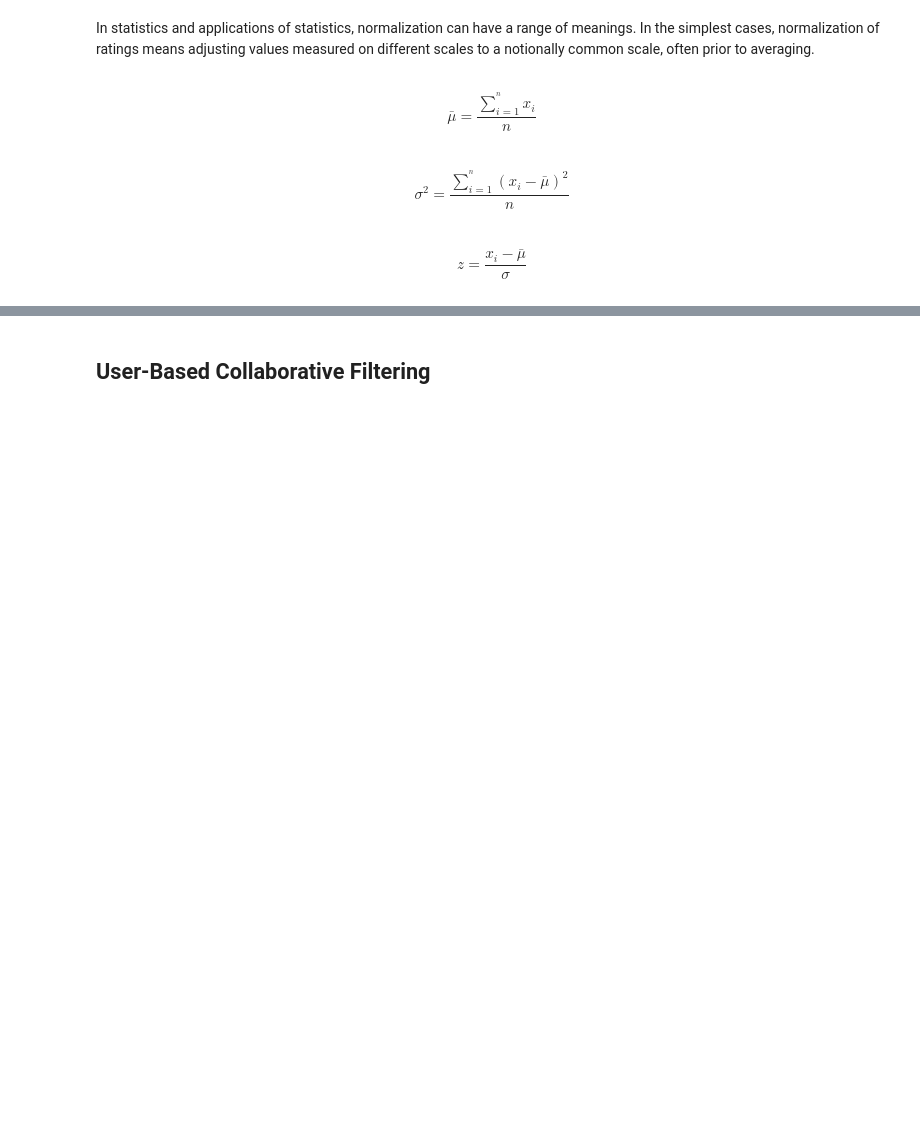
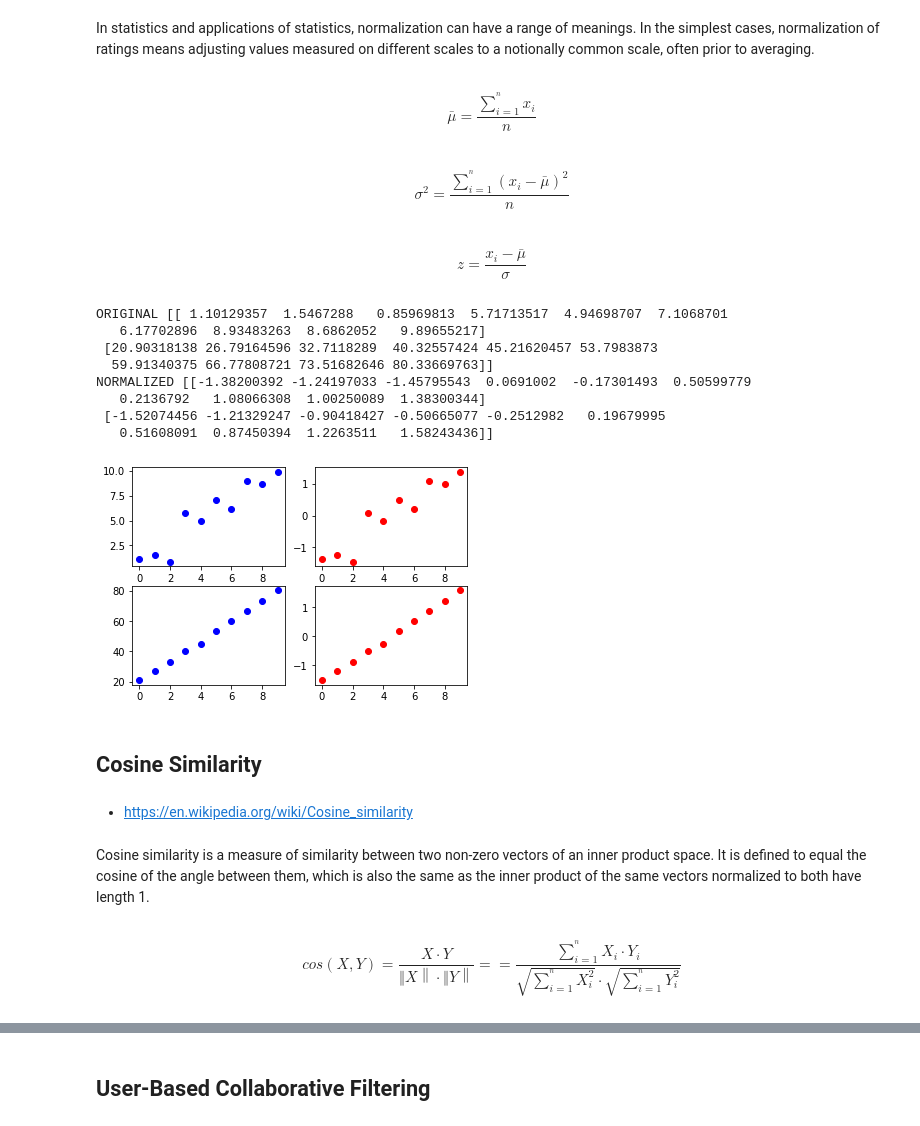
Before and after one commit to MartinCastroAlvarez/python-recommender-systems, a Jupyter notebook: memorybased.ipynb, the cells around one changed output, grey strips where cells are left out. Cells and saved outputs as stored; diff of their text form; code cells hidden in the pictures; blank space fills up the shorter version.

```diff
--- a/memorybased.ipynb
+++ b/memorybased.ipynb
@@ -55,16 +66,44 @@ def normalize(matrix: np.matrix) -> np.matrix:
     variance: np.matrix = np.nansum(np.power(matrix - averages, 2), axis=1) / sample_size
     variance = variance.reshape(variance.shape[0], 1)
     variance[variance == 0] = 1
-    standard: np.matrix = np.power(variance, 0.5)
+    standard: np.matrix = np.sqrt(variance)
     normalized: np.matrix = (matrix - averages) / standard
     return normalized
-
-x: np.matrix = np.matrix([ [1, 2, 3], [4, 5, 7] ])
-y = normalize(x)
-assert x.shape == y.shape
-assert y[0].flat[0] == -1.224744871391589
-assert y[0].flat[1] == 0
-assert y[0].flat[2] == 1.224744871391589
-assert y[1].flat[0] == -1.0690449676496974
-assert y[1].flat[1] == -0.2672612419124242
-assert y[1].flat[2] == 1.3363062095621223
+# %%
+x: np.matrix = np.vstack([
+    np.linspace(0, 10, 10) + np.random.normal(0, 1, 10),
+    20 + np.linspace(0, 60, 10) + np.random.normal(0, 1, 10),
+])
+y = normalize(x)
+assert x.shape == y.shape
+print('ORIGINAL', x)
+print('NORMALIZED', y)
+grid = np.arange(x.shape[1])
+figure: Figure = plt.figure()
+axes: Axes = figure.add_subplot(2, 2, 1)
+axes.plot(grid, x[0].flat, 'o', color='blue')
+axes: Axes = figure.add_subplot(2, 2, 2)
+axes.plot(grid, y[0].flat, 'o', color='red')
+axes: Axes = figure.add_subplot(2, 2, 3)
+axes.plot(grid, x[1].flat, 'o', color='blue')
+axes: Axes = figure.add_subplot(2, 2, 4)
+axes.plot(grid, y[1].flat, 'o', color='red')
+plt.show()
+# %% [output]
+ORIGINAL [[ 1.10129357  1.5467288   0.85969813  5.71713517  4.94698707  7.1068701
+   6.17702896  8.93483263  8.6862052   9.89655217]
+ [20.90318138 26.79164596 32.7118289  40.32557424 45.21620457 53.7983873
+  59.91340375 66.77808721 73.51682646 80.33669763]]
+NORMALIZED [[-1.38200392 -1.24197033 -1.45795543  0.0691002  -0.17301493  0.50599779
+   0.2136792   1.08066308  1.00250089  1.38300344]
+ [-1.52074456 -1.21329247 -0.90418427 -0.50665077 -0.2512982   0.19679995
+   0.51608091  0.87450394  1.2263511   1.58243436]]
+[figure, added]
+# %% [markdown]
+## Cosine Similarity
+# %% [markdown]
+- https://en.wikipedia.org/wiki/Cosine_similarity
+# %% [markdown]
+Cosine similarity is a measure of similarity between two non-zero vectors of an inner product space. It is defined to equal the cosine of the angle between them, which is also the same as the inner product of the same vectors normalized to both have length 1.
+# %% [markdown]
+$$ cos(X, Y) = \frac{X \cdot Y}{ \left \Vert X \right \| \cdot \left \Vert Y \right \| } = = \frac{ \sum\limits^{^n}_{i=1} X_i \cdot Y_i }{ \sqrt{\sum\limits^{^n}_{i=1} X_i^2} \cdot \sqrt{\sum\limits^{^n}_{i=1} Y_i^2} } $$
```
Also changed, not shown: parts of 10 cells of this notebook.
